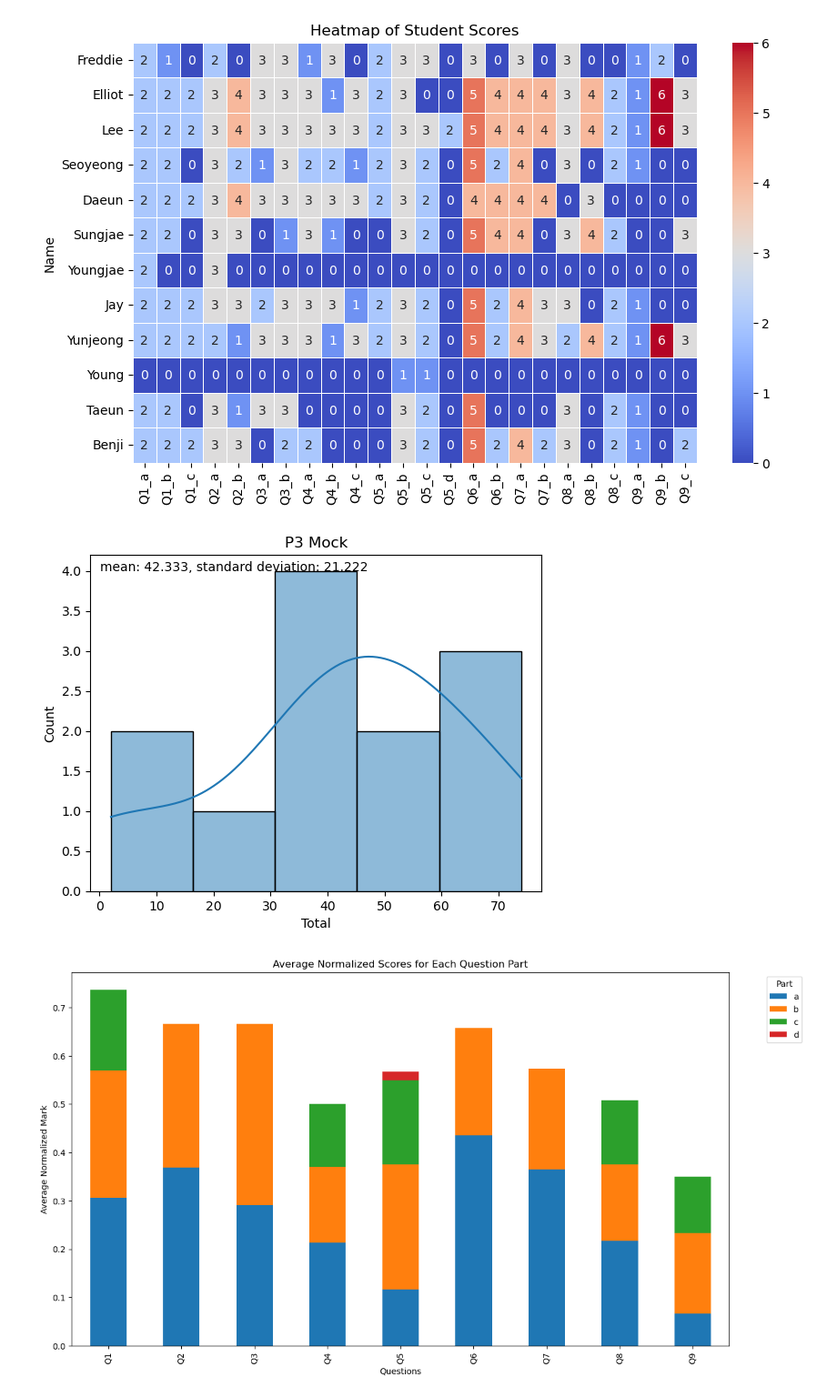
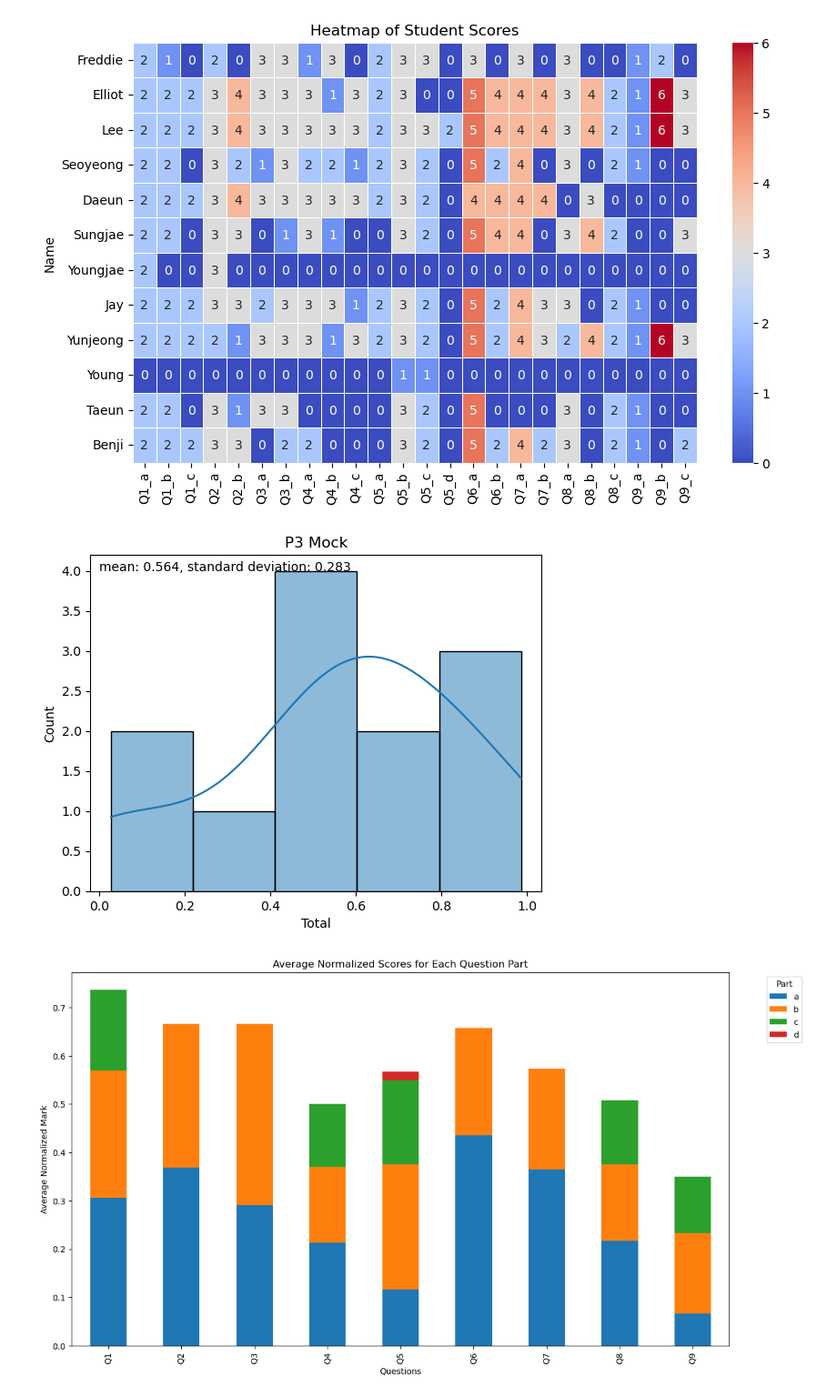
Before and after one commit to dlehdgk/assessments, a Jupyter notebook: example.ipynb, the cells around one changed output. Shown at 91% size. Saved outputs shown, nothing was run; the diff lists cells and outputs as text; code cells hidden in the pictures.

Commit message:
new branch of analyser with graphing functionality

```diff
--- a/example.ipynb
+++ b/example.ipynb
@@ -8,8 +8,5 @@ table = p3_mock.mark_table
-# %%
-df_part_norm = p3_mock.add_total_mark().marks(norm=True)
-df_normalized = p3_mock.marks(norm=True, to_one=True)
 # %%
-heatmap_data = table.set_index("Name")
+heatmap_data = p3_mock.mark_table.set_index("Name")
 plt.figure(figsize=(10, 6))
 sns.heatmap(heatmap_data, annot=True, cmap="coolwarm", linewidths=0.5)
 plt.title("Heatmap of Student Scores")
@@ -21,11 +16,14 @@ df_total_marks = p3_mock.get_total_marks()
 # %%
 # Plotting the histogram for total marks
-hist = sns.histplot(data = df_total_marks,x = 'Total',kde=True)
-data = f'mean: %.3f, standard deviation: %.3f'%(np.mean(df_total_marks['Total']),np.std(df_total_marks['Total']))
-hist.set_title('P3 Mock')
-hist.annotate(data, (0.1,4))
-plt.savefig('Output/P3 Mock.png',dpi=300)
+hist = sns.histplot(data=p3_mock.norm_total, x="Total", kde=True)
+data = f"mean: %.3f, standard deviation: %.3f" % (
+    np.mean(p3_mock.norm_total["Total"]),
+    np.std(p3_mock.norm_total["Total"]),
+)
+hist.set_title("P3 Mock")
+hist.annotate(data, (0, 4))
+plt.savefig("Output/P3 Mock.png", dpi=300)
 # %% [output]
-[figure, old version]
+[figure, new version]
 # %%
 # Calculate the average normalized marks for each part of each question
```
Also changed, not shown: parts of 4 cells of this notebook, 3 other files.
